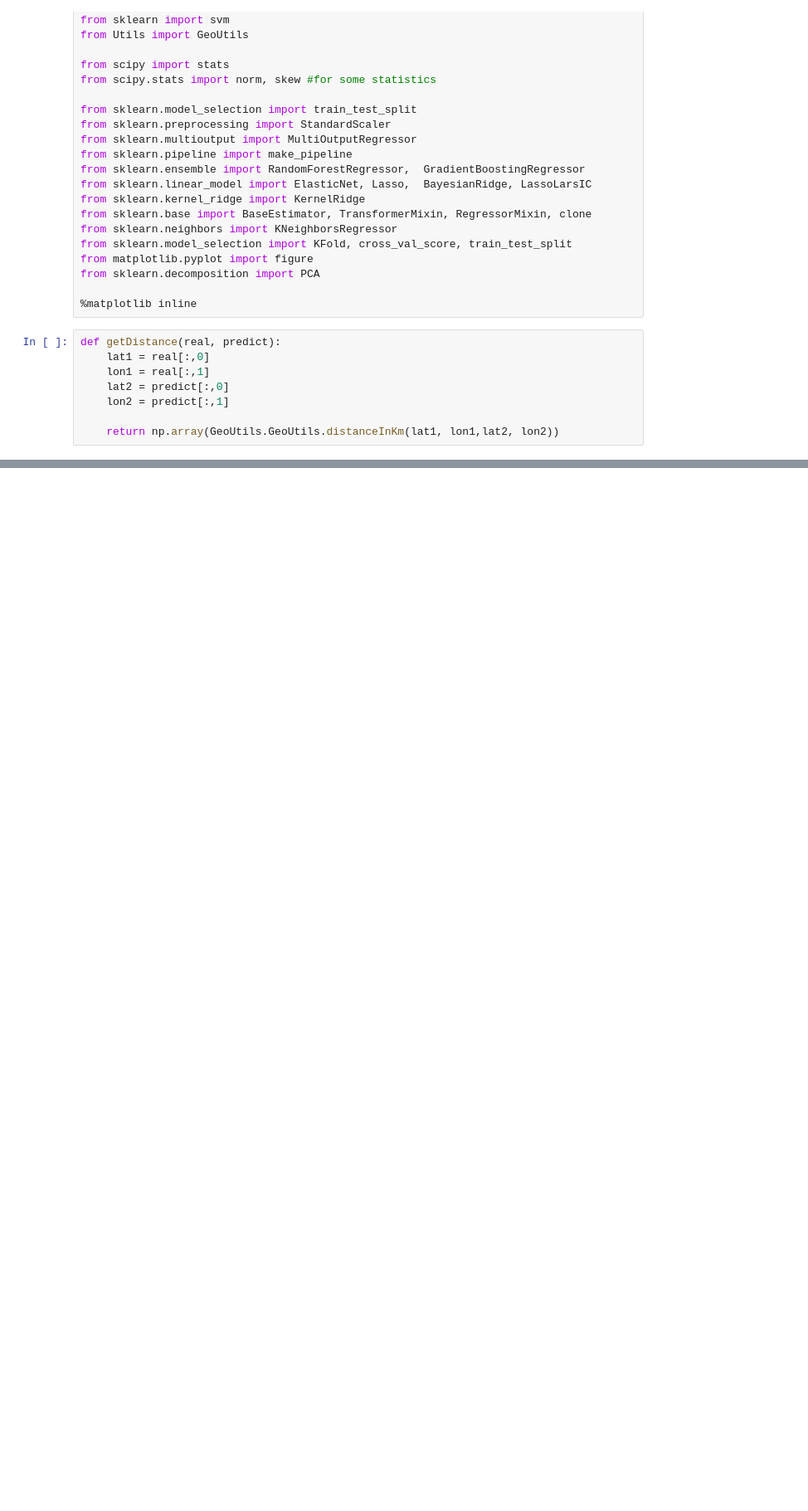
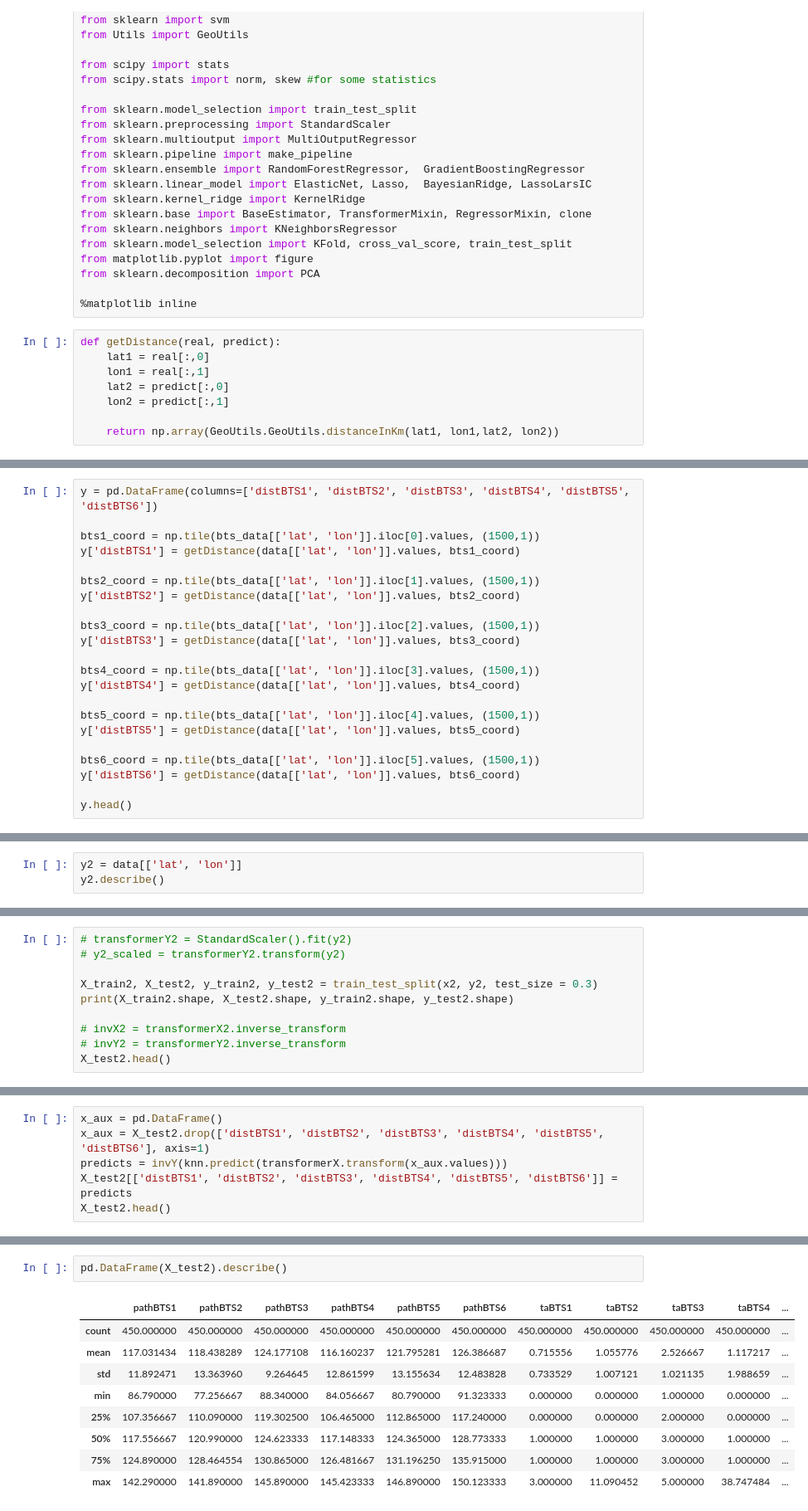
Before and after one commit to arma29/c-moveis, a Jupyter notebook: DistanceRegressor.ipynb, the cells around one changed output, grey strips where cells are left out. Shown: that part at 83% size. Cells and saved outputs as stored; diff of their text form; blank space fills up the shorter version.

```diff
--- a/DistanceRegressor.ipynb
+++ b/DistanceRegressor.ipynb
@@ -211,0 +101,22 @@ print(getDistance(svmreal, svmpredict).mean())
+# %%
+y = pd.DataFrame(columns=['distBTS1', 'distBTS2', 'distBTS3', 'distBTS4', 'distBTS5', 'distBTS6'])
+
+bts1_coord = np.tile(bts_data[['lat', 'lon']].iloc[0].values, (1500,1))
+y['distBTS1'] = getDistance(data[['lat', 'lon']].values, bts1_coord)
+
+bts2_coord = np.tile(bts_data[['lat', 'lon']].iloc[1].values, (1500,1))
+y['distBTS2'] = getDistance(data[['lat', 'lon']].values, bts2_coord)
+
+bts3_coord = np.tile(bts_data[['lat', 'lon']].iloc[2].values, (1500,1))
+y['distBTS3'] = getDistance(data[['lat', 'lon']].values, bts3_coord)
+
+bts4_coord = np.tile(bts_data[['lat', 'lon']].iloc[3].values, (1500,1))
+y['distBTS4'] = getDistance(data[['lat', 'lon']].values, bts4_coord)
+
+bts5_coord = np.tile(bts_data[['lat', 'lon']].iloc[4].values, (1500,1))
+y['distBTS5'] = getDistance(data[['lat', 'lon']].values, bts5_coord)
+
+bts6_coord = np.tile(bts_data[['lat', 'lon']].iloc[5].values, (1500,1))
+y['distBTS6'] = getDistance(data[['lat', 'lon']].values, bts6_coord)
+
+y.head()
@@ -211,0 +254,3 @@ print(getDistance(svmreal, svmpredict).mean())
+# %%
+y2 = data[['lat', 'lon']]
+y2.describe()
@@ -211,0 +267,10 @@ print(getDistance(svmreal, svmpredict).mean())
+# %%
+# transformerY2 = StandardScaler().fit(y2)
+# y2_scaled = transformerY2.transform(y2)
+
+X_train2, X_test2, y_train2, y_test2 = train_test_split(x2, y2, test_size = 0.3)
+print(X_train2.shape, X_test2.shape, y_train2.shape, y_test2.shape)
+
+# invX2 = transformerX2.inverse_transform
+# invY2 = transformerY2.inverse_transform
+X_test2.head()
@@ -211,0 +285,6 @@ print(getDistance(svmreal, svmpredict).mean())
+# %%
+x_aux = pd.DataFrame()
+x_aux = X_test2.drop(['distBTS1', 'distBTS2', 'distBTS3', 'distBTS4', 'distBTS5', 'distBTS6'], axis=1)
+predicts = invY(knn.predict(transformerX.transform(x_aux.values)))
+X_test2[['distBTS1', 'distBTS2', 'distBTS3', 'distBTS4', 'distBTS5', 'distBTS6']] = predicts
+X_test2.head()
@@ -211,0 +308,12 @@ print(getDistance(svmreal, svmpredict).mean())
+# %%
+pd.DataFrame(X_test2).describe()
+# %% [output]
+|  | pathBTS1 | pathBTS2 | pathBTS3 | pathBTS4 | pathBTS5 | pathBTS6 | taBTS1 | taBTS2 | taBTS3 | taBTS4 | ... |
+| count | 450.000000 | 450.000000 | 450.000000 | 450.000000 | 450.000000 | 450.000000 | 450.000000 | 450.000000 | 450.000000 | 450.000000 | ... |
+| mean | 117.031434 | 118.438289 | 124.177108 | 116.160237 | 121.795281 | 126.386687 | 0.715556 | 1.055776 | 2.526667 | 1.117217 | ... |
+| std | 11.892471 | 13.363960 | 9.264645 | 12.861599 | 13.155634 | 12.483828 | 0.733529 | 1.007121 | 1.021135 | 1.988659 | ... |
+| min | 86.790000 | 77.256667 | 88.340000 | 84.056667 | 80.790000 | 91.323333 | 0.000000 | 0.000000 | 1.000000 | 0.000000 | ... |
+| 25% | 107.356667 | 110.090000 | 119.302500 | 106.465000 | 112.865000 | 117.240000 | 0.000000 | 0.000000 | 2.000000 | 0.000000 | ... |
+| 50% | 117.556667 | 120.990000 | 124.623333 | 117.148333 | 124.365000 | 128.773333 | 1.000000 | 1.000000 | 3.000000 | 1.000000 | ... |
+| 75% | 124.890000 | 128.464554 | 130.865000 | 126.481667 | 131.196250 | 135.915000 | 1.000000 | 1.000000 | 3.000000 | 1.000000 | ... |
+| max | 142.290000 | 141.890000 | 145.890000 | 145.423333 | 146.890000 | 150.123333 | 3.000000 | 11.090452 | 5.000000 | 38.747484 | ... |
```
Also changed, not shown: parts of 36 cells of this notebook.
